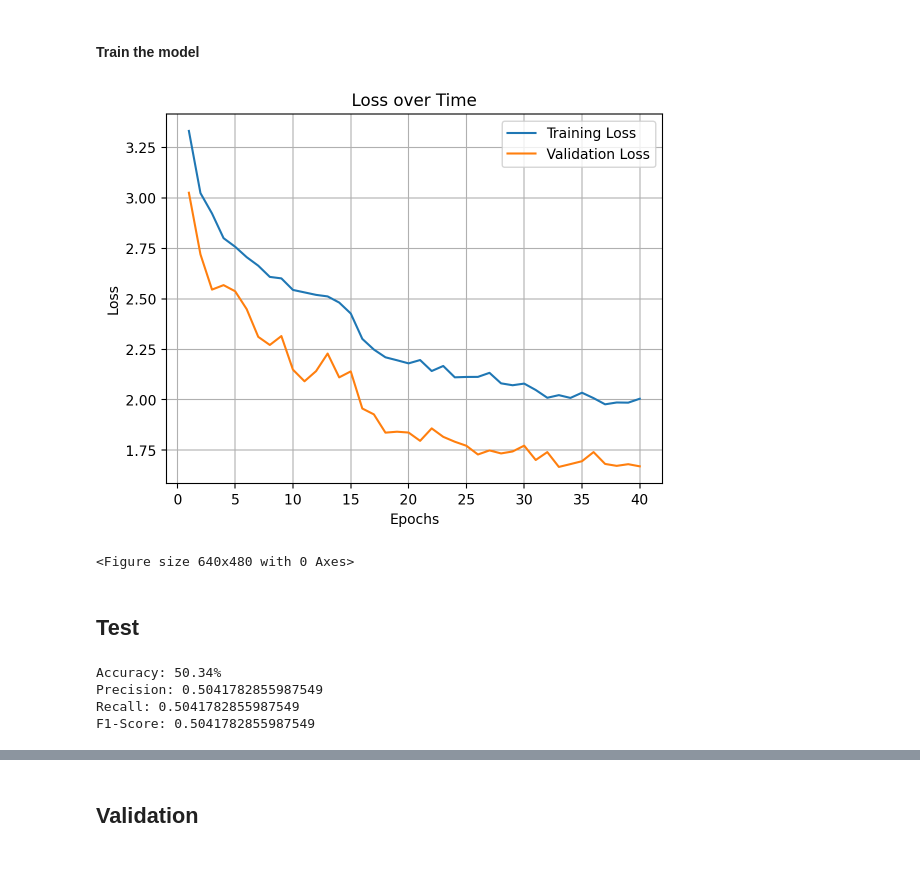
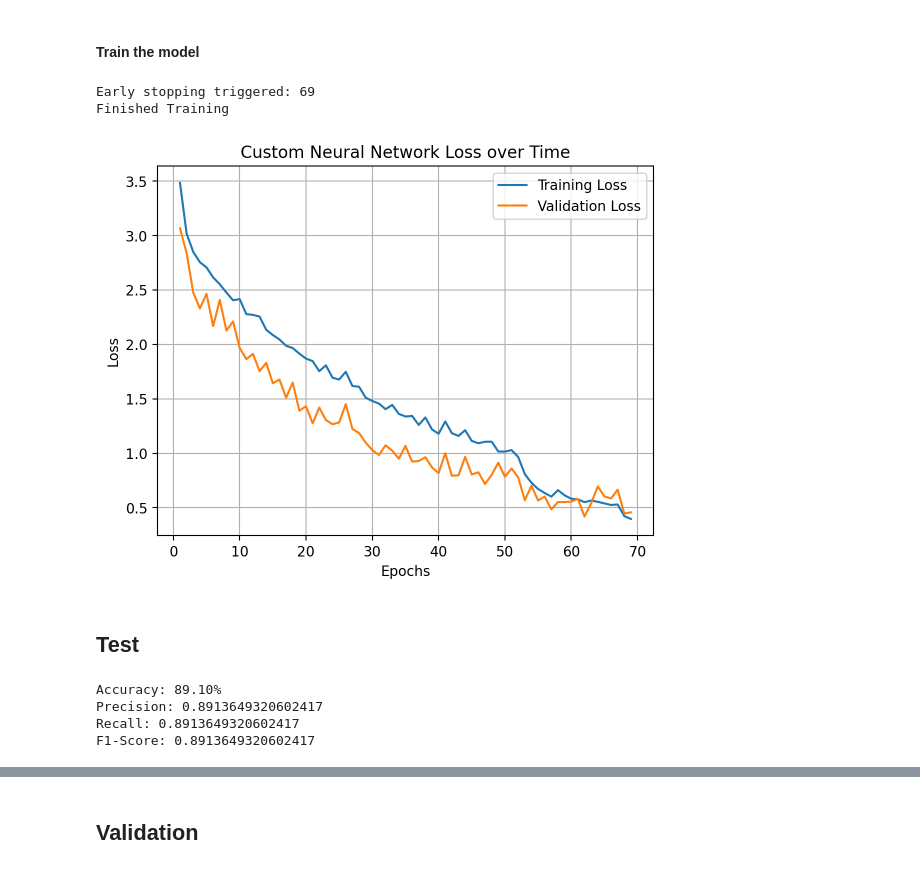
Before and after one commit to Adenrele/Fruit-and-Vegetable-Image-Recognition, a Jupyter notebook: ModelDevelopment/fruit_veg.ipynb, the cells around one changed output, grey strips where cells are left out. Cells and saved outputs as stored; diff of their text form; code cells hidden in the pictures.

Commit message:
Fantastic model, fantastic streamlit

```diff
--- a/ModelDevelopment/fruit_veg.ipynb
+++ b/ModelDevelopment/fruit_veg.ipynb
@@ -46,6 +36,7 @@ PATH =  "../RGBAKaggleData"
 train_path = PATH + "/train"
 test_path = PATH + "/test"
 val_path = PATH + "/validation"
-len(listdir(train_path))
+number_of_classes = len(listdir(train_path))
+print(number_of_classes)
 # %% [output]
 36
@@ -64,13 +85,13 @@ transform = transforms.Compose([
 batch_size = 32
 
 train_dataset = datasets.ImageFolder(train_path, transform= transform)
-train_dataloader = DataLoader(train_dataset, batch_size= batch_size, shuffle= True, num_workers=4)
+train_dataloader = DataLoader(train_dataset, batch_size= batch_size, shuffle= True)
 
 test_dataset = datasets.ImageFolder(test_path, transform= transform)
-test_dataloader = DataLoader(test_dataset, batch_size= batch_size, shuffle= True, num_workers=4)
+test_dataloader = DataLoader(test_dataset, batch_size= batch_size, shuffle= True)
 
 val_dataset = datasets.ImageFolder(val_path, transform= transform)
-val_dataloader = DataLoader(val_dataset, batch_size= batch_size, shuffle= True, num_workers=4)
+val_dataloader = DataLoader(val_dataset, batch_size= batch_size, shuffle= True)
 # %%
 def imshow(img):
     img = img / 2 + 0.5     # unnormalize
@@ -125,23 +173,24 @@ net = Net()
 #### Define loss function and optimiser
 # %%
 criterion = nn.CrossEntropyLoss()
-optimizer = optim.AdamW(net.parameters(), lr=0.001, weight_decay = 1e-4)
-#optimizer = optim.SGD(net.parameters(), lr=0.001, momentum=0.9) <- fantastic but takes too long.
+#optimizer = optim.AdamW(net.parameters(), lr=0.005, weight_decay = 1e-4)
+optimizer = optim.SGD(net.parameters(), lr=0.01, momentum=0.9)
 scheduler = torch.optim.lr_scheduler.ReduceLROnPlateau(optimizer, mode="min", patience = 4, factor =0.5)
 # %% [markdown]
 #### Train the model
 # %%
-patience = 9
+patience = 7
 best_val_loss = float('inf')
 counter = 0
 
 train_losses = []
 val_losses = []
 total_iterations = len(train_dataloader)
-for epoch in range(200):
+for epoch in range(100):
     running_loss = 0.0
     for i, data in tqdm(enumerate(train_dataloader), total = total_iterations, ncols = 100, desc=f"Epoch {epoch+1}", leave =False):
         inputs, labels = data
+        inputs, labels = inputs.to(device), labels.to(device)
         optimizer.zero_grad()
         outputs = net(inputs)
         loss = criterion(outputs, labels)
@@ -150,12 +199,13 @@ for epoch in range(200):
         running_loss += loss.item()
     avg_train_loss = running_loss / len(train_dataloader)
     train_losses.append(avg_train_loss)
-    #print(f'Epoch {epoch+1}, Loss: {avg_epoch_loss:.4f}')
+    #print(f'Epoch {epoch+1}, Loss: {avg_train_loss:.4f}')
 
     net.eval()
     val_loss = 0.0
     with torch.no_grad():
         for inputs, labels in val_dataloader:
+            inputs, labels = inputs.to(device), labels.to(device)
             outputs = net(inputs)
             loss = criterion(outputs,labels)
             val_loss +=loss.item()
@@ -167,28 +217,30 @@ for epoch in range(200):
     if avg_val_loss < best_val_loss:
         best_val_loss = avg_val_loss
         counter = 0
-        torch.save(net.state_dict(), 'best_model.pth')
+        torch.save(net.state_dict(), 'my_best_model.pth')
     else:
         counter+=1
-        print(f"Early stopping counter:{epoch +1} - {counter}/{patience}")
+        #print(f"Early stopping counter: Epoch {epoch +1} - {counter}/{patience}")
         if counter >= patience:
             print(f"Early stopping triggered: {epoch +1}")
             break
 
 print('Finished Training')
+# %% [output]
+Early stopping triggered: 69
+Finished Training
 # %%
-plt.plot(range(1, epoch+2), train_losses, label="Training Loss")
-plt.plot(range(1, epoch+2), val_losses, label="Validation Loss")
+plt.plot(range(1, len(train_losses) + 1), train_losses, label="Training Loss")
+plt.plot(range(1,len(val_losses) + 1), val_losses, label="Validation Loss")
 plt.xlabel('Epochs')
 plt.ylabel('Loss')
-plt.title('Loss over Time')
+plt.title('Custom Neural Network Loss over Time')
 plt.grid(True)
 plt.legend()
+plt.savefig("../Results/LossEachEpoch.png", format='png', bbox_inches='tight')
 plt.show()
-plt.savefig("../Results/LossEachEpoch.png", format='png')
 # %% [output]
-[figure, old version]
+[figure, new version]
-<Figure size 640x480 with 0 Axes>
 # %% [markdown]
 ## Test
 # %%
@@ -201,8 +253,9 @@ f1_score = F1Score(num_classes=36, task="multiclass")
 # Evaluate the model on the test set
 with torch.no_grad():
     for data in test_dataloader:
-        images, labels = data
-        outputs = net(images)
+        inputs, labels = data
+        inputs, labels = inputs.to(device), labels.to(device)
+        outputs = net(inputs)
         _, predicted = torch.max(outputs.data, 1)
 
         # Update metrics
@@ -217,10 +270,10 @@ print(f'Precision: {precision.compute()}')
 print(f'Recall: {recall.compute()}')
 print(f'F1-Score: {f1_score.compute()}')
 # %% [output]
-Accuracy: 50.34%
-Precision: 0.5041782855987549
-Recall: 0.5041782855987549
-F1-Score: 0.5041782855987549
+Accuracy: 89.10%
+Precision: 0.8913649320602417
+Recall: 0.8913649320602417
+F1-Score: 0.8913649320602417
 # %%
 all_preds = []
 all_labels = []
```
Also changed, not shown: parts of 15 cells of this notebook, 16 other files.
